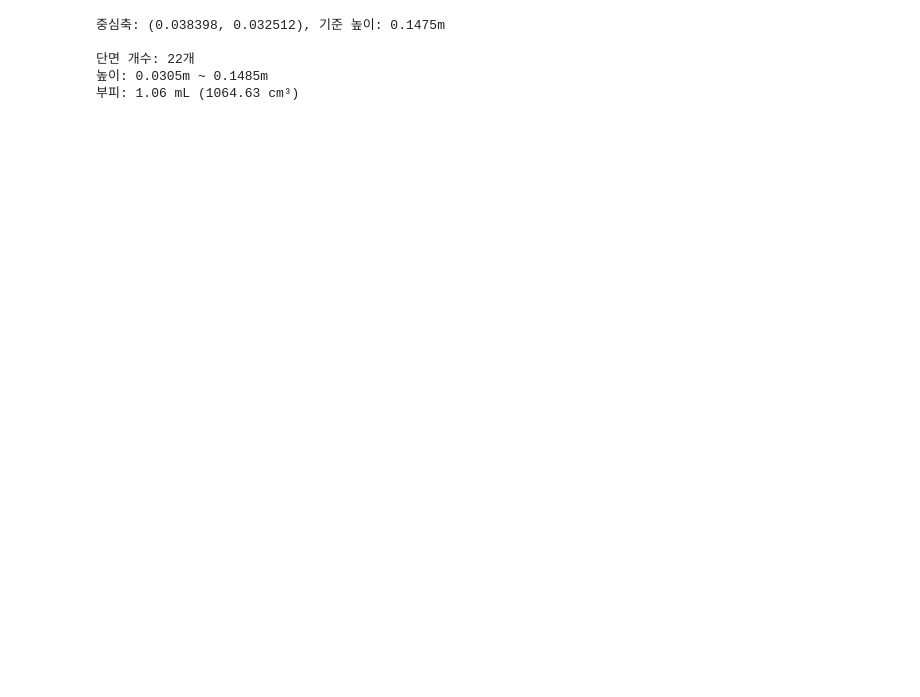
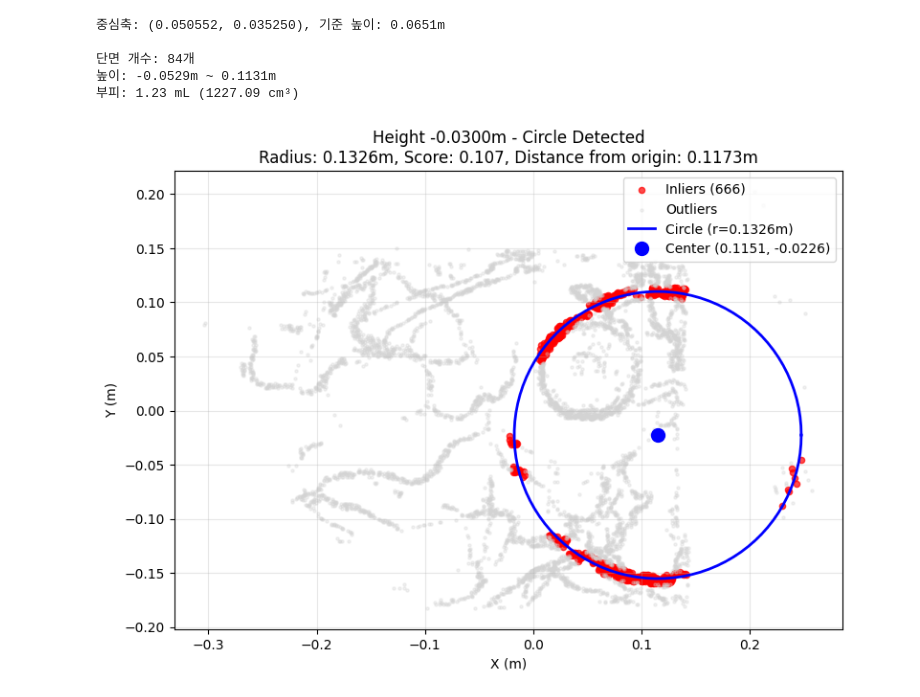
Before and after one commit to hyounwoong/measure_volume_by_multiview, a Jupyter notebook: project/measure_volume.ipynb, the cells around one changed output. Saved outputs shown, nothing was run; the diff lists cells and outputs as text; code cells hidden in the pictures; blank space fills up the shorter version.

Commit message:
improve search

```diff
--- a/project/measure_volume.ipynb
+++ b/project/measure_volume.ipynb
@@ -6,13 +6,13 @@ from scipy.spatial.transform import Rotation
 from scipy.optimize import least_squares
 
 # 상수 정의
-THICKNESS = 0.0003 ##중심축 기반으로 원인지 아닌지 판별및 원면적구할때 단면의 두께께
+THICKNESS = 0.0003 ##단면의 두께
 MIN_POINTS_PER_SLICE = 10 ##원 검출 시 최소 포인트 수
 MAX_CONSECUTIVE_FAILURES = 3 ##원 검출 시 최대 연속 실패 횟수
 MIN_RADIUS, MAX_RADIUS = 0.02, 0.1 ##원 검출 시 최소 및 최대 반지름
 MIN_POINTS_PER_METER = 50.0 ##중심축 기반 원검출시
 
-# GLB 로드 및 회전 함수수
+# GLB 로드 및 z축이 중력방향이 되도록 scene을 회전하는 함수
 def load_and_align_scene(filepath):
     scene = trimesh.load(filepath)
     A = np.array(scene.metadata.get('hf_alignment', np.eye(4))).reshape(4, 4)
@@ -30,7 +30,11 @@ def load_and_align_scene(filepath):
             return geometry.vertices
     return None
 
+
 # 원 검출 함수들
+
+
+# 인라이너 포인트들을 받아서 원의 중심과 반지름을 정확하게 추정하는 함수
 def refine_circle_ls(inlier_points):
     if len(inlier_points) < 3:
         return None
@@ -51,6 +55,8 @@ def refine_circle_ls(inlier_points):
         pass
     return None
 
+# 랜덤 샘플링을 통해 원을 추정하는 함수.한 단면에서 최적의 원을 찾을 때는 단순히 가장 원다운 원(인라이너 비율)을 찾음.
+# 여러 단면에서 나온 원들 중에에 중심축을 추정하기 위한 단면을 고를때는 원점과 원중심까지의 거리를 고려해서 상위 5개의 단면의 원들의 중앙값 사용용
 def fit_circle_ransac(points_2d, n_iter=50, threshold=0.002, min_inliers=10):
     if len(points_2d) < 3:
         return None
@@ -86,6 +92,7 @@ def fit_circle_ransac(points_2d, n_iter=50, threshold=0.002, min_inliers=10):
             continue
     return best_circle
 
+## 중심축 기반으로 원 검출 함수. 원의 둘레당 포인트 수를 기반으로 원을 판별 및 면적 계산.
 def detect_circle_at_axis(slice_2d, center_axis, n_iter=100, threshold=0.0003):
     if len(slice_2d) < MIN_POINTS_PER_SLICE:
         return None
@@ -139,17 +146,19 @@ def search_heights(points, z_range, center_axis, volume_data, max_failures=MAX_C
             if failures >= max_failures:
                 break
 
+
+
 # 메인 로직
 points = load_and_align_scene('/data/ephemeral/home/project/output/scene.glb')
 
 # 전처리: 원점 근처 필터링 및 정렬
-mask = np.linalg.norm(points[:, :2], axis=1) < 0.2
+mask = np.linalg.norm(points[:, :2], axis=1) < 0.2 #원점기준 xy거리 0.2m 이하 필터링
 filtered = points[mask]
 sorted_idx = np.argsort(filtered[:, 2])
 sorted_points, sorted_heights = filtered[sorted_idx], filtered[sorted_idx, 2]
 
 # 1단계: 중심축 계산
-z_range = np.linspace(sorted_heights.min(), sorted_heights.max(), 20)
+z_range = np.linspace(sorted_heights.min(), sorted_heights.max(), 20) #z축 범위 20개 구간으로 나누기.
 circle_data = []
 origin = np.array([0, 0])
 
@@ -191,6 +200,7 @@ else:
     # 2단계: 부피 계산을 위한 원 검출
     volume_data = []
     z_min, z_max = points[:, 2].min(), points[:, 2].max()
+    STEP = 0.002  # 2mm 간격
 
     # 기준 높이에서 원 검출 시도
     ref_slice = get_slice(points, reference_z)
@@ -199,9 +209,13 @@ else:
         if ref_radius:
             add_volume_data(volume_data, reference_z, ref_radius)
 
-    # 위/아래로 탐색
-    search_heights(points, np.linspace(reference_z, z_max, 50)[1:], center_axis, volume_data)
-    search_heights(points, np.linspace(reference_z, z_min, 50)[1:], center_axis, volume_data)
+    # 위쪽 탐색: 기준 높이 + 0.002, + 0.004, ... (z_max까지)
+    z_above = np.arange(reference_z + STEP, z_max + STEP, STEP)
+    search_heights(points, z_above, center_axis, volume_data)
+
+    # 아래쪽 탐색: 기준 높이 - 0.002, - 0.004, ... (z_min까지)
+    z_below = np.arange(reference_z - STEP, z_min - STEP, -STEP)
+    search_heights(points, z_below, center_axis, volume_data)
 
     # 3단계: 부피 계산
     if volume_data:
@@ -216,8 +230,8 @@ else:
     else:
         print("원을 찾지 못했습니다.")
 # %% [output]
-중심축: (0.038398, 0.032512), 기준 높이: 0.1475m
+중심축: (0.050552, 0.035250), 기준 높이: 0.0651m
 
-단면 개수: 22개
-높이: 0.0305m ~ 0.1485m
-부피: 1.06 mL (1064.63 cm³)
+단면 개수: 84개
+높이: -0.0529m ~ 0.1131m
+부피: 1.23 mL (1227.09 cm³)
@@ -223,0 +365,4 @@ else:
+# %%
+visualize_fit_circle_ransac(points, -0.03)  # Visualize at height 0.05m
+# %% [output]
+[figure, added]
```
Also changed, not shown: parts of 2 cells of this notebook.
